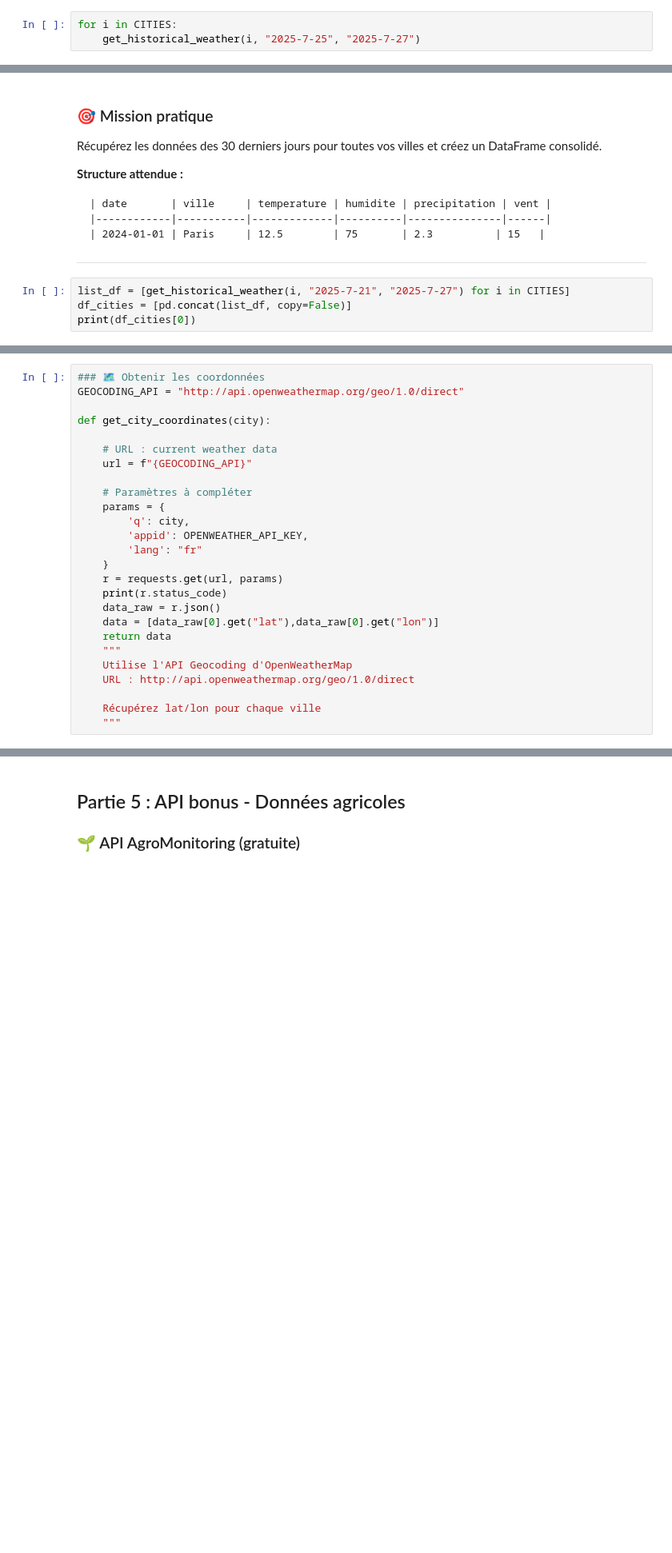
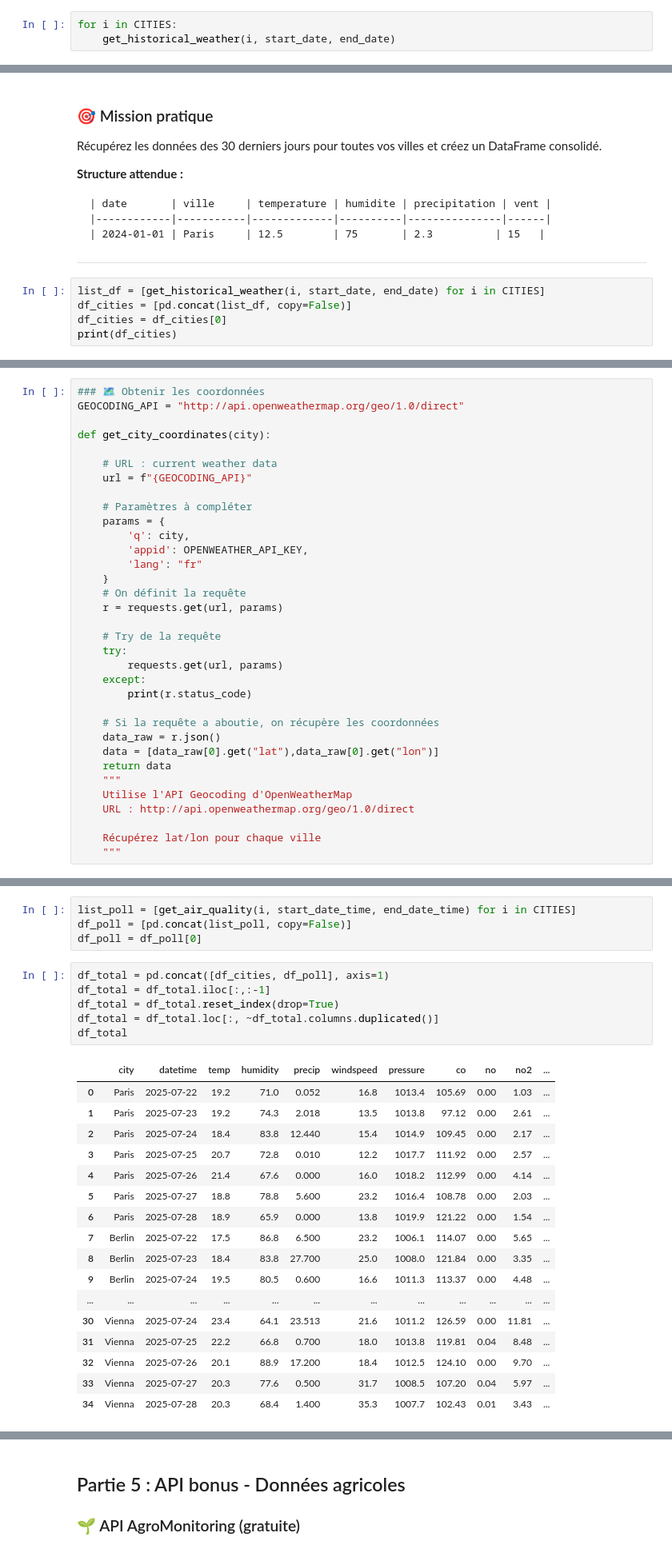
Before and after one commit to samyachd/Brief_multi_tech, a Jupyter notebook: 1_Fondamentaux_Python.ipynb, the cells around one changed output, grey strips where cells are left out. Shown at 80% size. Drawn from its saved outputs; the diff is of its cells as text; blank space fills up the shorter version.

```diff
--- a/1_Fondamentaux_Python.ipynb
+++ b/1_Fondamentaux_Python.ipynb
@@ -131,4 +143,4 @@ def get_historical_weather(city, start_date, end_date):
     """
 # %%
 for i in CITIES:
-    get_historical_weather(i, "2025-7-25", "2025-7-27")
+    get_historical_weather(i, start_date, end_date)
@@ -151,7 +157,8 @@ Récupérez les données des 30 derniers jours pour toutes vos villes et créez
 
 ---
 # %%
-list_df = [get_historical_weather(i, "2025-7-21", "2025-7-27") for i in CITIES]
+list_df = [get_historical_weather(i, start_date, end_date) for i in CITIES]
 df_cities = [pd.concat(list_df, copy=False)]
-print(df_cities[0])
+df_cities = df_cities[0]
+print(df_cities)
 # %% [output]
@@ -187,8 +194,16 @@ def get_city_coordinates(city):
         'appid': OPENWEATHER_API_KEY,
         'lang': "fr"
     }
+    # On définit la requête
     r = requests.get(url, params)
-    print(r.status_code)
+
+    # Try de la requête
+    try:
+        requests.get(url, params)
+    except:
+        print(r.status_code)
+
+    # Si la requête a aboutie, on récupère les coordonnées
     data_raw = r.json()
     data = [data_raw[0].get("lat"),data_raw[0].get("lon")]
     return data
@@ -256,3 +299,31 @@ get_air_quality(CITIES[0])
+# %%
+list_poll = [get_air_quality(i, start_date_time, end_date_time) for i in CITIES]
+df_poll = [pd.concat(list_poll, copy=False)]
+df_poll = df_poll[0]
+# %%
+df_total = pd.concat([df_cities, df_poll], axis=1)
+df_total = df_total.iloc[:,:-1]
+df_total = df_total.reset_index(drop=True)
+df_total = df_total.loc[:, ~df_total.columns.duplicated()]
+df_total
+# %% [output]
+|  | city | datetime | temp | humidity | precip | windspeed | pressure | co | no | no2 | ... |
+| 0 | Paris | 2025-07-22 | 19.2 | 71.0 | 0.052 | 16.8 | 1013.4 | 105.69 | 0.00 | 1.03 | ... |
+| 1 | Paris | 2025-07-23 | 19.2 | 74.3 | 2.018 | 13.5 | 1013.8 | 97.12 | 0.00 | 2.61 | ... |
+| 2 | Paris | 2025-07-24 | 18.4 | 83.8 | 12.440 | 15.4 | 1014.9 | 109.45 | 0.00 | 2.17 | ... |
+| 3 | Paris | 2025-07-25 | 20.7 | 72.8 | 0.010 | 12.2 | 1017.7 | 111.92 | 0.00 | 2.57 | ... |
+| 4 | Paris | 2025-07-26 | 21.4 | 67.6 | 0.000 | 16.0 | 1018.2 | 112.99 | 0.00 | 4.14 | ... |
+| 5 | Paris | 2025-07-27 | 18.8 | 78.8 | 5.600 | 23.2 | 1016.4 | 108.78 | 0.00 | 2.03 | ... |
+| 6 | Paris | 2025-07-28 | 18.9 | 65.9 | 0.000 | 13.8 | 1019.9 | 121.22 | 0.00 | 1.54 | ... |
+| 7 | Berlin | 2025-07-22 | 17.5 | 86.8 | 6.500 | 23.2 | 1006.1 | 114.07 | 0.00 | 5.65 | ... |
+| 8 | Berlin | 2025-07-23 | 18.4 | 83.8 | 27.700 | 25.0 | 1008.0 | 121.84 | 0.00 | 3.35 | ... |
+| 9 | Berlin | 2025-07-24 | 19.5 | 80.5 | 0.600 | 16.6 | 1011.3 | 113.37 | 0.00 | 4.48 | ... |
+| ... | ... | ... | ... | ... | ... | ... | ... | ... | ... | ... | ... |
+| 30 | Vienna | 2025-07-24 | 23.4 | 64.1 | 23.513 | 21.6 | 1011.2 | 126.59 | 0.00 | 11.81 | ... |
+| 31 | Vienna | 2025-07-25 | 22.2 | 66.8 | 0.700 | 18.0 | 1013.8 | 119.81 | 0.04 | 8.48 | ... |
+| 32 | Vienna | 2025-07-26 | 20.1 | 88.9 | 17.200 | 18.4 | 1012.5 | 124.10 | 0.00 | 9.70 | ... |
+| 33 | Vienna | 2025-07-27 | 20.3 | 77.6 | 0.500 | 31.7 | 1008.5 | 107.20 | 0.04 | 5.97 | ... |
+| 34 | Vienna | 2025-07-28 | 20.3 | 68.4 | 1.400 | 35.3 | 1007.7 | 102.43 | 0.01 | 3.43 | ... |
 # %% [markdown]
 
 ## Partie 4 : Analyse et visualisation
```
Also changed, not shown: parts of 19 cells of this notebook, 1 other file.
